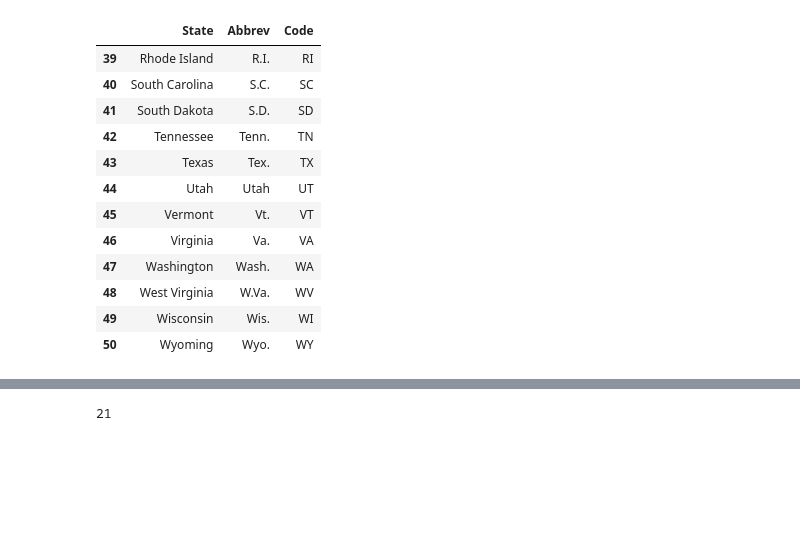
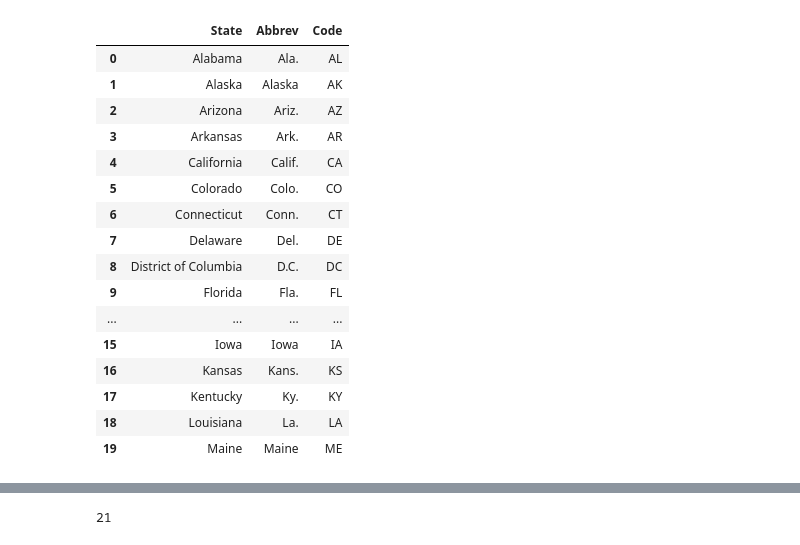
Before and after one commit to sarahDH615/google_trends_covid_project, a Jupyter notebook: keiko/analysis_visualization/max_in_col.ipynb, the cells around one changed output, grey strips where cells are left out. Cells and saved outputs as stored; diff of their text form; code cells hidden in the pictures; blank space fills up the shorter version.

```diff
--- a/keiko/analysis_visualization/max_in_col.ipynb
+++ b/keiko/analysis_visualization/max_in_col.ipynb
@@ -4,23 +4,27 @@ import pandas as pd
 import numpy as np
 from functools import reduce
 # %%
-path = '../sarah/google_trends/statesAbbrev.csv'
+path = '../statesAbbrev.csv'
 statesAbbrev_df = pd.read_csv(path)
-statesAbbrev_df.tail(12)
+statesAbbrev_df.head(20)
 # %% [output]
 |  | State | Abbrev | Code |
-| 39 | Rhode Island | R.I. | RI |
-| 40 | South Carolina | S.C. | SC |
-| 41 | South Dakota | S.D. | SD |
-| 42 | Tennessee | Tenn. | TN |
-| 43 | Texas | Tex. | TX |
-| 44 | Utah | Utah | UT |
-| 45 | Vermont | Vt. | VT |
-| 46 | Virginia | Va. | VA |
-| 47 | Washington | Wash. | WA |
-| 48 | West Virginia | W.Va. | WV |
-| 49 | Wisconsin | Wis. | WI |
-| 50 | Wyoming | Wyo. | WY |
+| 0 | Alabama | Ala. | AL |
+| 1 | Alaska | Alaska | AK |
+| 2 | Arizona | Ariz. | AZ |
+| 3 | Arkansas | Ark. | AR |
+| 4 | California | Calif. | CA |
+| 5 | Colorado | Colo. | CO |
+| 6 | Connecticut | Conn. | CT |
+| 7 | Delaware | Del. | DE |
+| 8 | District of Columbia | D.C. | DC |
+| 9 | Florida | Fla. | FL |
+| ... | ... | ... | ... |
+| 15 | Iowa | Iowa | IA |
+| 16 | Kansas | Kans. | KS |
+| 17 | Kentucky | Ky. | KY |
+| 18 | Louisiana | La. | LA |
+| 19 | Maine | Maine | ME |
 # %%
 #list for state codes
 state_codes = [x for x in statesAbbrev_df['Code']]
```
Also changed, not shown: parts of 12 cells of this notebook, 11 other files.
